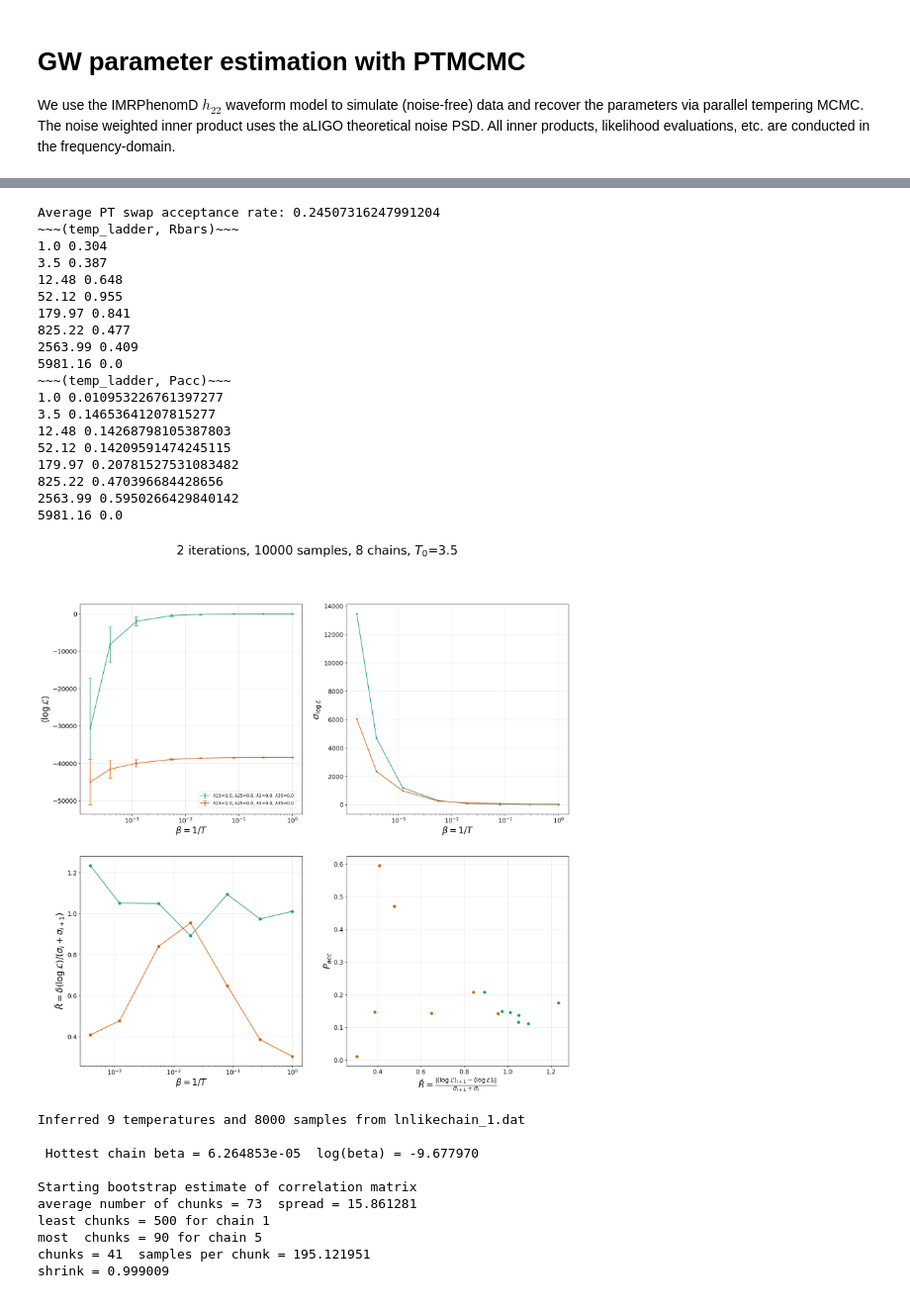
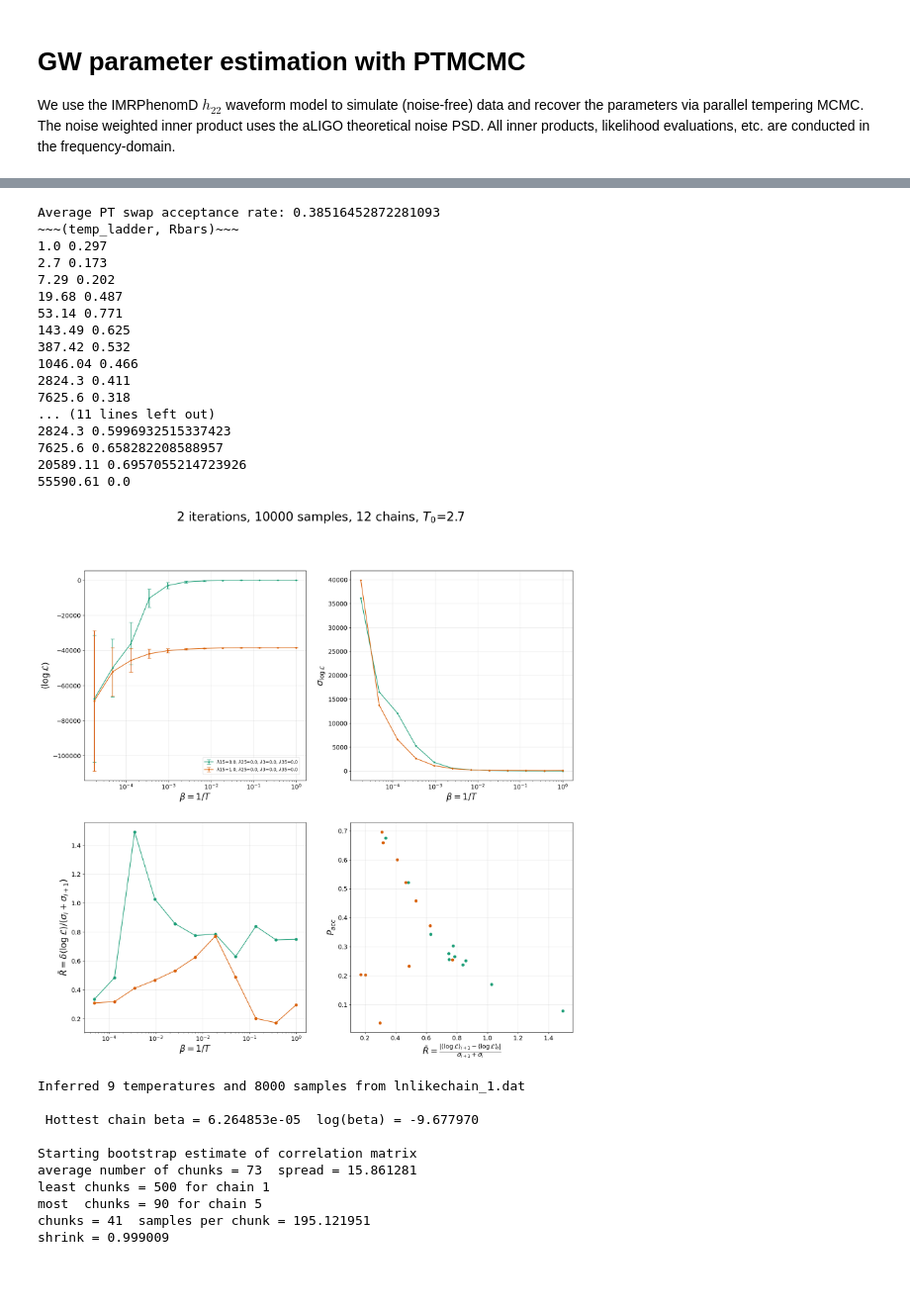
Before and after one commit to jimmy-gw/GWTails_ParameterEstimation, a Jupyter notebook: TAILSvsNOTAILS_MCMC.ipynb, the cells around one changed output, grey strips where cells are left out. Shown at 99% size. Drawn from its saved outputs; the diff is of its cells as text; code cells hidden in the pictures.

```diff
--- a/TAILSvsNOTAILS_MCMC.ipynb
+++ b/TAILSvsNOTAILS_MCMC.ipynb
@@ -180,5 +120,7 @@ Length: 9 chains
 # %%
+### With an adapted temperature ladder for 20% acceptance rates...
 ### Plot <lnL> vs. \beta for each chosen vector of lambda values
+
 lambdas=list(zip(lmcmc.lambda15s, lmcmc.lambda25s, lmcmc.lambda3s, lmcmc.lambda35s))
 num_lmcmciters=len(lambdas)
 
@@ -187,6 +129,13 @@ fig,((ax1, ax2), (ax3, ax4)) = plt.subplots(2,2, figsize=(20,19))
 colors=lmcmc.itercolors
 
 __TIData__ = np.zeros(num_lmcmciters, dtype=lmcmc.TIData)
+
+
+# default geometric temperature ladder (to be deprecated by adaptive ladder generation below)
+num_samples=10000
+num_chains=12
+temp0=2.7
+temp_ladder=temp0**(np.arange(num_chains))
 
 
 i=1
@@ -287,25 +236,23 @@ Average PT swap acceptance rate: 0.1486671223513329
 ######### Running PTMCMC #2/2 for lambdavec=$\lambda15$=1.0, $\lambda25$=0.0, $\lambda3$=0.0, $\lambda35$=0.0 #########
 0.0%
-Average PT swap acceptance rate: 0.24507316247991204
+Average PT swap acceptance rate: 0.38516452872281093
 ~~~(temp_ladder, Rbars)~~~
-1.0 0.304
-3.5 0.387
-12.48 0.648
-52.12 0.955
-179.97 0.841
-825.22 0.477
-2563.99 0.409
-5981.16 0.0
-~~~(temp_ladder, Pacc)~~~
-1.0 0.010953226761397277
-3.5 0.14653641207815277
-12.48 0.14268798105387803
-52.12 0.14209591474245115
-179.97 0.20781527531083482
-825.22 0.470396684428656
-2563.99 0.5950266429840142
-5981.16 0.0
+1.0 0.297
+2.7 0.173
+7.29 0.202
+19.68 0.487
+53.14 0.771
+143.49 0.625
+387.42 0.532
+1046.04 0.466
+2824.3 0.411
+7625.6 0.318
+... (11 lines left out)
+2824.3 0.5996932515337423
+7625.6 0.658282208588957
+20589.11 0.6957055214723926
+55590.61 0.0
-[figure, old version]
+[figure, new version]
 # %%
 ### Evidence calculations (with Neil splining)
 
```
Also changed, not shown: parts of 8 cells of this notebook, 8 other files.
